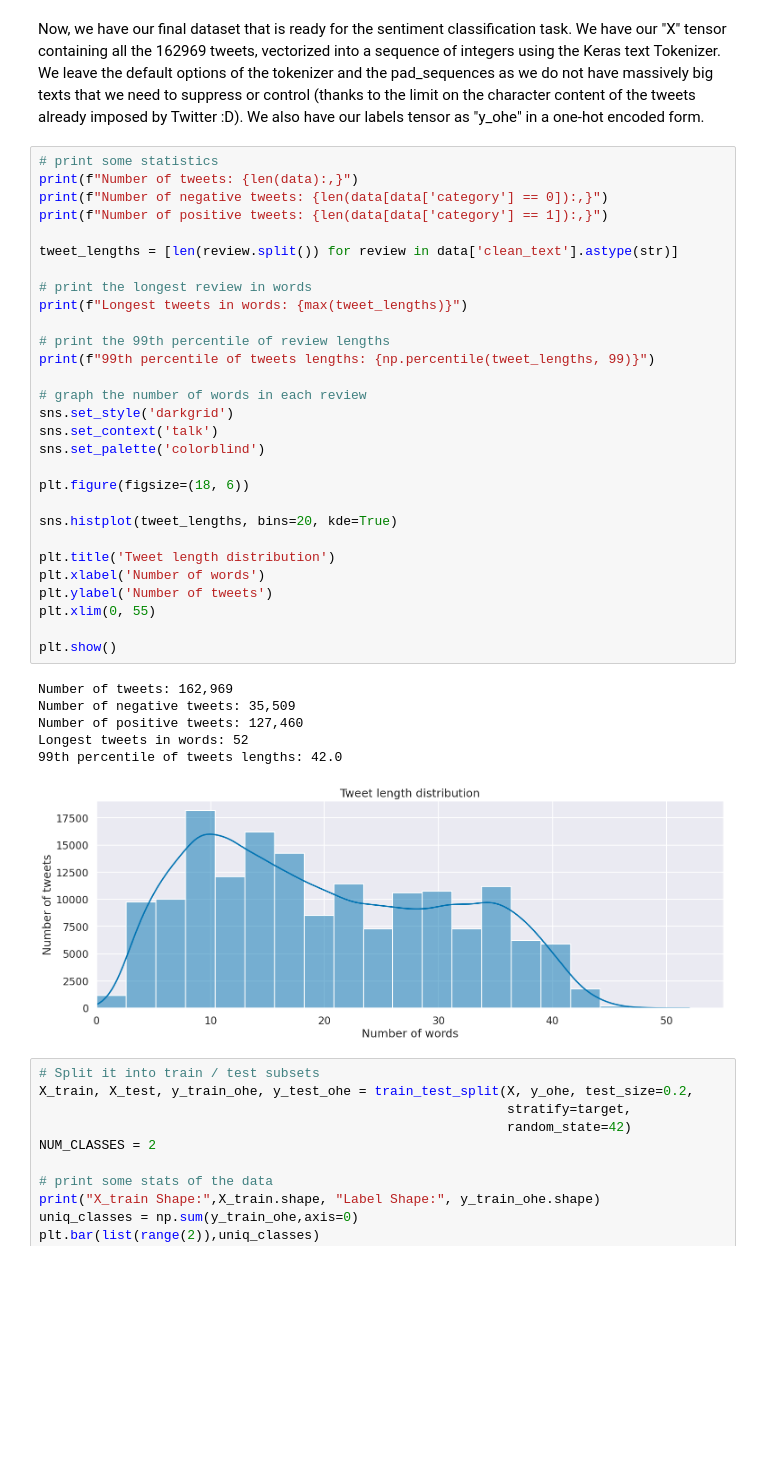
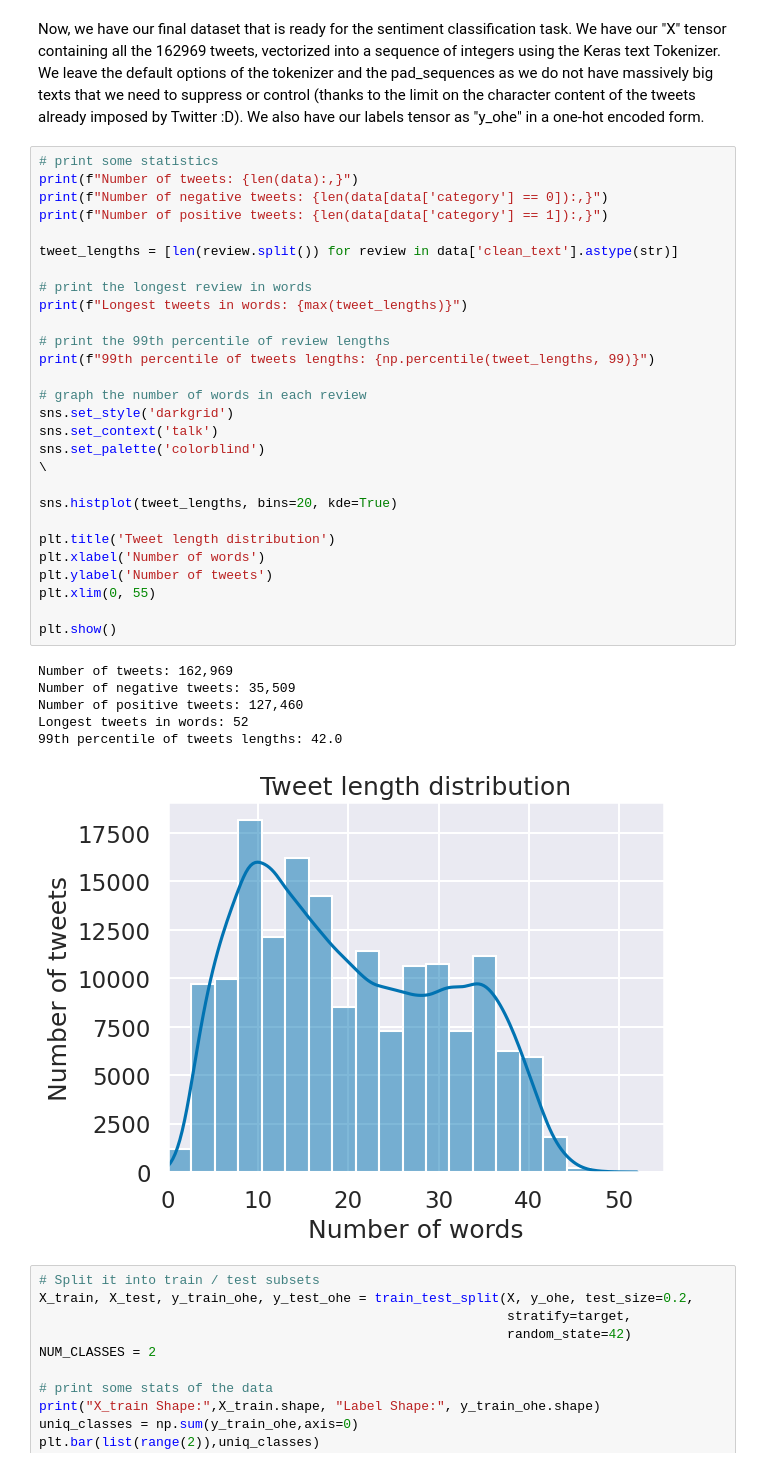
Before and after one commit to abdelllrazekkk/Lab-Assignment-Seven-Recurrent-Network-Architectures, a Jupyter notebook: Lab-Seven-Recurrent-Network-Architectures.ipynb, the cells around one changed output. Saved outputs shown, nothing was run; the diff lists cells and outputs as text; blank space fills up the shorter version.

Commit message:
changing figsize

```diff
--- a/Lab-Seven-Recurrent-Network-Architectures.ipynb
+++ b/Lab-Seven-Recurrent-Network-Architectures.ipynb
@@ -176,36 +172,35 @@ print(f"Number of tweets: {len(data):,}")
 print(f"Number of negative tweets: {len(data[data['category'] == 0]):,}")
 print(f"Number of positive tweets: {len(data[data['category'] == 1]):,}")
 
 tweet_lengths = [len(review.split()) for review in data['clean_text'].astype(str)]
 
 # print the longest review in words
 print(f"Longest tweets in words: {max(tweet_lengths)}")
 
 # print the 99th percentile of review lengths
 print(f"99th percentile of tweets lengths: {np.percentile(tweet_lengths, 99)}")
 
 # graph the number of words in each review
 sns.set_style('darkgrid')
 sns.set_context('talk')
 sns.set_palette('colorblind')
-
-plt.figure(figsize=(18, 6))
+\
 
 sns.histplot(tweet_lengths, bins=20, kde=True)
 
 plt.title('Tweet length distribution')
 plt.xlabel('Number of words')
 plt.ylabel('Number of tweets')
 plt.xlim(0, 55)
 
 plt.show()
 # %% [output]
 Number of tweets: 162,969
 Number of negative tweets: 35,509
 Number of positive tweets: 127,460
 Longest tweets in words: 52
 99th percentile of tweets lengths: 42.0
-[figure, old version]
+[figure, new version]
 # %%
 # Split it into train / test subsets
 X_train, X_test, y_train_ohe, y_test_ohe = train_test_split(X, y_ohe, test_size=0.2,
```
Also changed, not shown: parts of 12 cells of this notebook.
